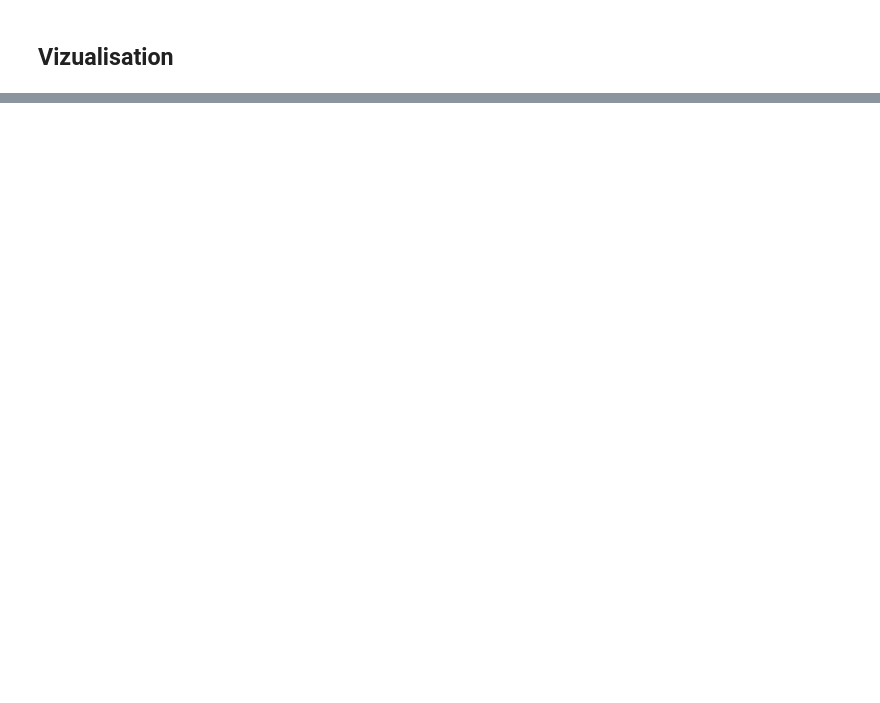
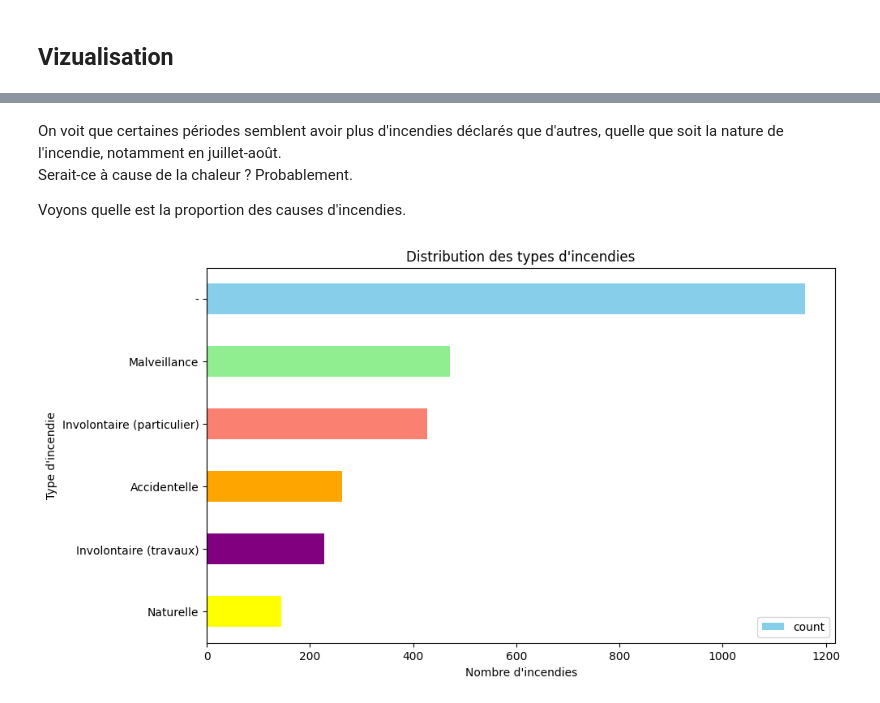
Before and after one commit to lngeth/Fire_departure_analysis, a Jupyter notebook: Analyses.ipynb, the cells around one changed output, grey strips where cells are left out. Drawn from its saved outputs; the diff is of its cells as text; code cells hidden in the pictures; blank space fills up the shorter version.

```diff
--- a/Analyses.ipynb
+++ b/Analyses.ipynb
@@ -146,0 +171,2 @@ res.head()
+# %%
+fire_departure_df['Alerte'] = pd.to_datetime(fire_departure_df['Alerte'], format='%d/%m/%Y %H:%M')
@@ -150,0 +201,2 @@ import matplotlib.pyplot as plt
+# %%
+fire_departure_df['Mois'] = fire_departure_df['Alerte'].dt.month
@@ -150,0 +245,22 @@ import matplotlib.pyplot as plt
+# %% [markdown]
+On voit que certaines périodes semblent avoir plus d'incendies déclarés que d'autres, quelle que soit la nature de l'incendie, notamment en juillet-août.
+Serait-ce à cause de la chaleur ? Probablement.
+
+Voyons quelle est la proportion des causes d'incendies.
+# %%
+# Compter les occurrences par type de végétation
+nature_count = fire_departure_df['Nature'].value_counts()
+
+# Liste de couleurs personnalisées (autant de couleurs que de catégories dans 'Nature')
+colors = ['skyblue', 'lightgreen', 'salmon', 'orange', 'purple', 'yellow', 'lightcoral']
+
+# Visualiser
+plt.figure(figsize=(10,6))
+bar = nature_count.plot(kind='barh', color=colors)
+plt.title('Distribution des types d\'incendies')
+plt.xlabel('Nombre d\'incendies')
+plt.ylabel('Type d\'incendie')
+plt.gca().invert_yaxis()
+plt.show()
+# %% [output]
+[figure, added]
```
Also changed, not shown: parts of 38 cells of this notebook, 1 other file.
